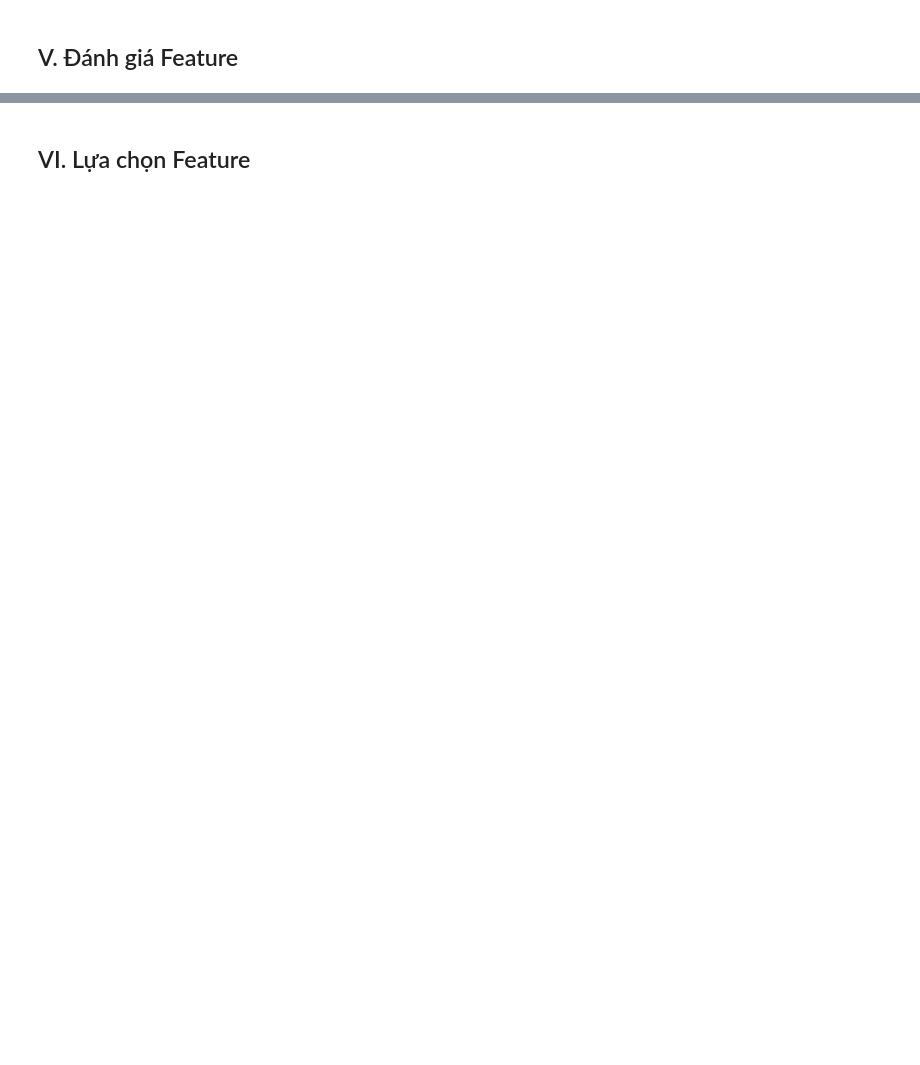
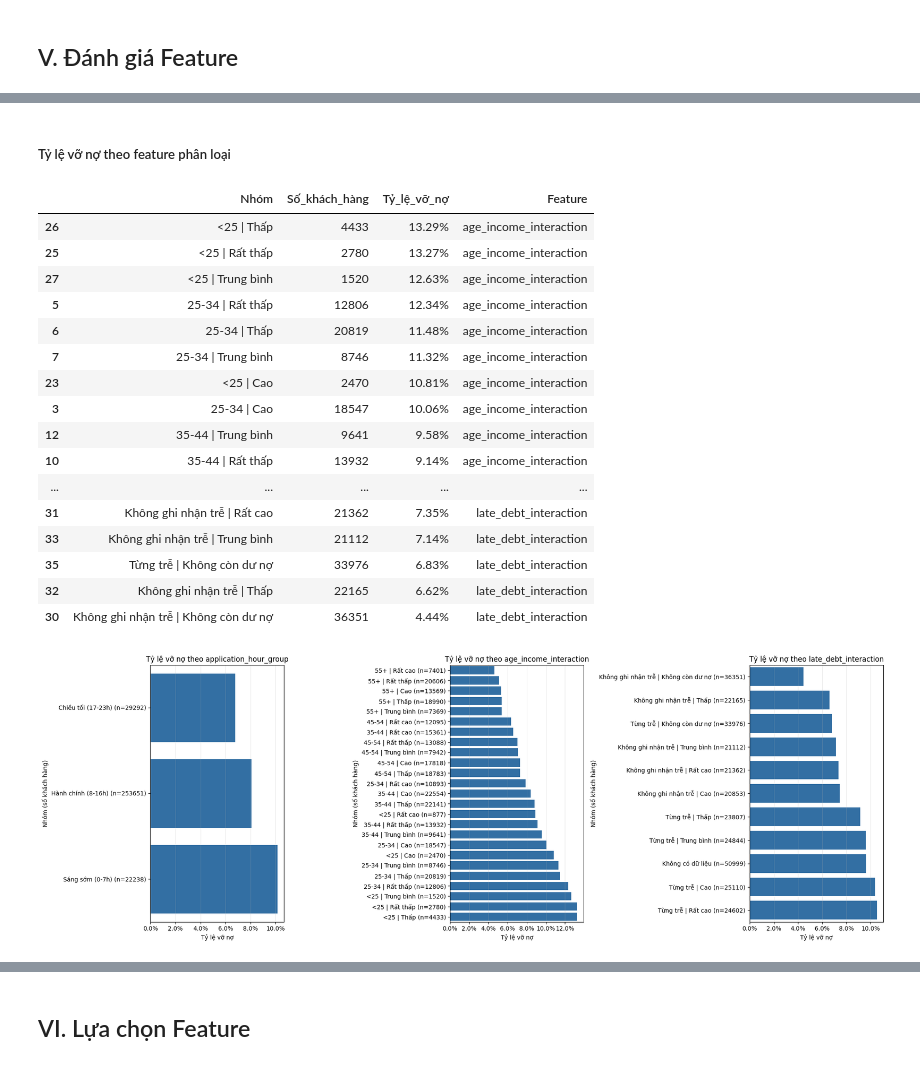
Before and after one commit to thanhhung9720001-collab/credit-risk-classifier, a Jupyter notebook: notebooks/05_feature_engineering.ipynb, the cells around one changed output, grey strips where cells are left out. Saved outputs shown, nothing was run; the diff lists cells and outputs as text; code cells hidden in the pictures; blank space fills up the shorter version.

```diff
--- a/notebooks/05_feature_engineering.ipynb
+++ b/notebooks/05_feature_engineering.ipynb
@@ -642,0 +884,67 @@ Dù vậy vẫn nên giữ các đặc trưng này, vì ba lý do:
+# %% [markdown]
+##### Tỷ lệ vỡ nợ theo feature phân loại
+# %%
+categorical_features = [  # Các feature phân loại cần xem tỷ lệ vỡ nợ theo từng nhóm.
+    "application_hour_group",
+    "age_income_interaction",
+    "late_debt_interaction",
+]
+
+categorical_default_rate = pd.concat([  # Gộp tỷ lệ vỡ nợ của từng nhóm trong ba feature phân loại.
+    df.assign(Nhóm=df[feature].astype("string").fillna("Không có dữ liệu"))
+    .groupby("Nhóm", observed=False)["target"]
+    .agg(Số_khách_hàng="size", Tỷ_lệ_vỡ_nợ="mean")
+    .reset_index()
+    .assign(Feature=feature)
+    for feature in categorical_features
+], ignore_index=True)
+
+display(
+    categorical_default_rate.sort_values(["Feature", "Tỷ_lệ_vỡ_nợ"], ascending=[True, False])
+    .style.format({"Tỷ_lệ_vỡ_nợ": "{:.2%}"})
+)  # Hiển thị số khách hàng để tránh diễn giải quá mức các nhóm nhỏ.
+
+fig, axes = plt.subplots(1, len(categorical_features), figsize=(20, 7))  # Tạo một biểu đồ cho mỗi feature phân loại.
+
+for ax, feature in zip(axes, categorical_features):
+    plot_data = categorical_default_rate[
+        categorical_default_rate["Feature"] == feature
+    ].sort_values("Tỷ_lệ_vỡ_nợ")  # Sắp xếp nhóm theo tỷ lệ vỡ nợ để dễ so sánh.
+    plot_data = plot_data.assign(
+        Nhãn=plot_data["Nhóm"].astype(str) + " (n=" + plot_data["Số_khách_hàng"].astype(str) + ")"
+    )  # Gắn cỡ mẫu vào nhãn nhóm.
+
+    sns.barplot(
+        data=plot_data,
+        x="Tỷ_lệ_vỡ_nợ",
+        y="Nhãn",
+        color="#2171b5",
+        ax=ax
+    )
+    ax.xaxis.set_major_formatter(ticker.PercentFormatter(1))  # Hiển thị trục tỷ lệ dưới dạng phần trăm.
+    ax.set_title(f"Tỷ lệ vỡ nợ theo {feature}")
+    ax.set_xlabel("Tỷ lệ vỡ nợ")
+    ax.set_ylabel("Nhóm (số khách hàng)")
+    ax.grid(axis="x", alpha=0.3)
+
+plt.tight_layout()
+plt.show()
+# %% [output]
+|  | Nhóm | Số_khách_hàng | Tỷ_lệ_vỡ_nợ | Feature |
+| 26 | <25 | Thấp | 4433 | 13.29% | age_income_interaction |
+| 25 | <25 | Rất thấp | 2780 | 13.27% | age_income_interaction |
+| 27 | <25 | Trung bình | 1520 | 12.63% | age_income_interaction |
+| 5 | 25-34 | Rất thấp | 12806 | 12.34% | age_income_interaction |
+| 6 | 25-34 | Thấp | 20819 | 11.48% | age_income_interaction |
+| 7 | 25-34 | Trung bình | 8746 | 11.32% | age_income_interaction |
+| 23 | <25 | Cao | 2470 | 10.81% | age_income_interaction |
+| 3 | 25-34 | Cao | 18547 | 10.06% | age_income_interaction |
+| 12 | 35-44 | Trung bình | 9641 | 9.58% | age_income_interaction |
+| 10 | 35-44 | Rất thấp | 13932 | 9.14% | age_income_interaction |
+| ... | ... | ... | ... | ... |
+| 31 | Không ghi nhận trễ | Rất cao | 21362 | 7.35% | late_debt_interaction |
+| 33 | Không ghi nhận trễ | Trung bình | 21112 | 7.14% | late_debt_interaction |
+| 35 | Từng trễ | Không còn dư nợ | 33976 | 6.83% | late_debt_interaction |
+| 32 | Không ghi nhận trễ | Thấp | 22165 | 6.62% | late_debt_interaction |
+| 30 | Không ghi nhận trễ | Không còn dư nợ | 36351 | 4.44% | late_debt_interaction |
+[figure, added]
```
Also changed, not shown: parts of 131 cells of this notebook, 2 other files.
